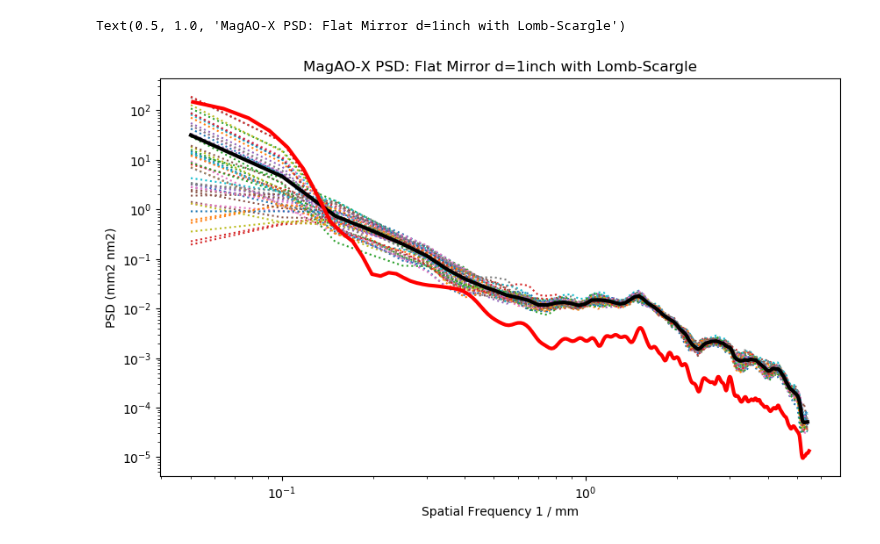
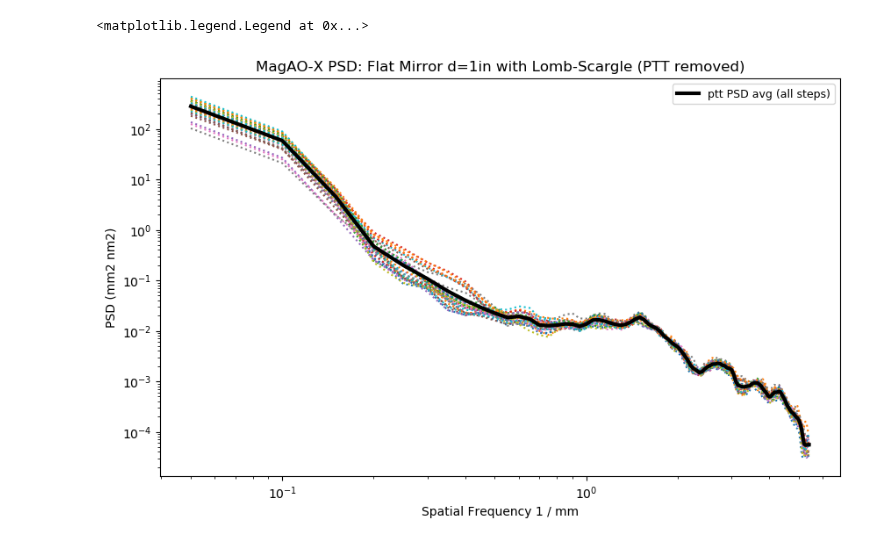
Before and after one commit to magao-x/magaox_poppy, a Jupyter notebook: PSD/zygo_data/zernike_dust_fm1in.ipynb, the cells around one changed output. Cells and saved outputs as stored; diff of their text form; code cells hidden in the pictures.

Commit message:
update PSD calculations to PTT removal; remove step 4,5 because weird defocus PSD bouncing

```diff
--- a/PSD/zygo_data/zernike_dust_fm1in.ipynb
+++ b/PSD/zygo_data/zernike_dust_fm1in.ipynb
@@ -38,14 +41,13 @@ Last date this notebook has been ran: 28/09/2020 21:29:08
 # %%
 # initialize the data
-tot_fm = 8
-tot_step=6
+tot_fm = 8 # all flats
+tot_step= 4 # the last 2 step sets are bad news
 fits_folder = 'flat_mirrors/fixed_fits/'
 raw_folder = 'flat_mirrors/2018_03_23/'
 
 opt_parms = {'ca' : 80, # of the 80% CA given
              'ovs': 4096,
              'diam_100CA': 25*u.mm,
-             'surf_units': u.micron,
              'label': '1in',
              'ring_width': 5,
              'kmid_ll': 0.1/u.mm,
@@ -53,14 +55,17 @@ opt_parms = {'ca' : 80, # of the 80% CA given
 
 for fmn in range(0, tot_fm):
     fm_num = fmn+1
-    print('Converting flat mirror n{0} steps'.format(fm_num))
     for ns in range(0, tot_step):
-        print('Analyzing Step {0}'.format(ns))
         # call in the file
         fm_loc = raw_folder+'flat_{0}_n{1}_100percent_step{2}.datx'.format(opt_parms['label'],fm_num, ns)
         surf, mask, sp = dfx.open_datx(datx_file_loc=fm_loc, diam_ca100=opt_parms['diam_100CA'])
         wavelen = sp['value'][sp['label'].index('wavelen')] # should be same for all steps
         latres = sp['value'][sp['label'].index('latres')]
+
+        if ns==0 and fmn==0:
+            opt_parms['surf_units'] = sp['value'][sp['label'].index('surfunit')]
+            opt_parms['wavelen'] = wavelen
+            opt_parms['latres'] = latres
 
         # tighten up the matrix by removing empty rows and columns
         surf, mask = dfx.mat_tight(surf, mask)
@@ -69,14 +74,12 @@ for fmn in range(0, tot_fm):
         surf, mask = dfx.reduce_ca(data=surf, mask=mask, old_ca=100, new_ca=opt_parms['ca'])
         # write data to a matrix
         if ns==0 and fmn==0: # initialize first time
+            opt_parms['diam_ca'] = mask.shape[0]*latres.to(u.mm/u.pix)
             data_set = np.zeros((tot_fm, tot_step, mask.shape[0], mask.shape[0])) # initialize
-            flat_set = np.zeros((tot_fm, tot_step, np.product(mask.shape)))
         data_set[fmn, ns, :, :] = surf.value
-        flat_set[fmn, ns] = np.reshape(surf.value, np.product(mask.shape))
 
-    print('Completed flat mirror n{0} file opening to local environment\n'.format(fm_num))
+    print('Completed flat mirror n{0} file opening to local environment'.format(fm_num))
 
 raw_surf = data_set * surf.unit
-raw_surf_flat = flat_set * surf.unit
 raw_mask = mask
 # %% [output]
@@ -302,14 +278,13 @@ Wall time: 38.4 s
 # %%
 plt.figure(figsize=[10,6], dpi=100)
 for nf in range(0, tot_fm):
-    for ns in range(0, 6):
-        plt.loglog(fm_k_radial[nf][ns].value, fm_psd_radial[nf][ns].value, ':', label='n{0}_s{1}'.format(nf,ns))
-plt.loglog(fm_k_radial[nf][ns].value, avg_psd.value, 'k', linewidth=3, label='average')
-plt.loglog(old_k_radial.value, old_psd_radial, 'r', linewidth=3, label='old version')
-plt.xlabel('Spatial Frequency {0}'.format(fm_k_radial.unit))
-plt.ylabel('PSD ({0})'.format(fm_psd_radial.unit))
-plt.title('MagAO-X PSD: Flat Mirror d=1inch with Lomb-Scargle')
-#plt.legend(prop={'size':9})
+    for ns in range(0, tot_step):
+        plt.loglog(ptt_k_radial[nf][ns].value, ptt_psd_radial[nf][ns].value, ':')#, label='ptt n{1}_s{2}'.format(nt, nf,ns))
+plt.loglog(ptt_avg_k_radial, ptt_avg_psd_radial, 'k', linewidth=3, label='ptt PSD avg (all steps)')
+plt.xlabel('Spatial Frequency {0}'.format(fm_dk.unit))
+plt.ylabel('PSD ({0})'.format(fm_psd.unit))
+plt.title('MagAO-X PSD: Flat Mirror d={0} with Lomb-Scargle (PTT removed)'.format(opt_parms['label']))
+plt.legend(prop={'size':9})#,loc='center left', bbox_to_anchor=(1, 0.5))
 # %% [output]
-Text(0.5, 1.0, 'MagAO-X PSD: Flat Mirror d=1inch with Lomb-Scargle')
+<matplotlib.legend.Legend at 0x...>
-[figure, old version]
+[figure, new version]
```
Also changed, not shown: parts of 13 cells of this notebook, 2 other files.
